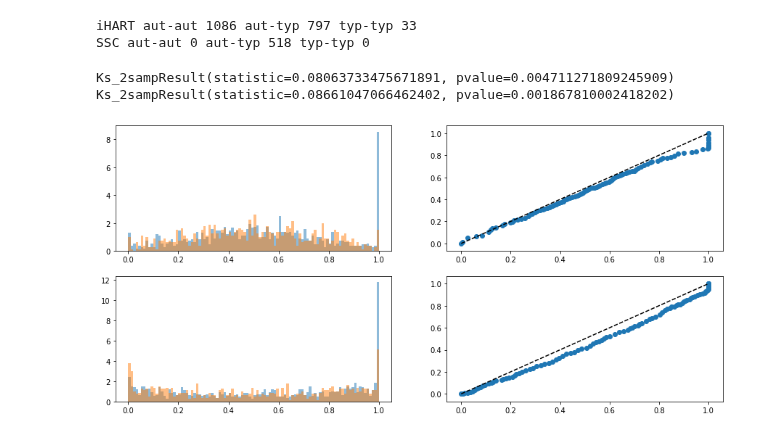
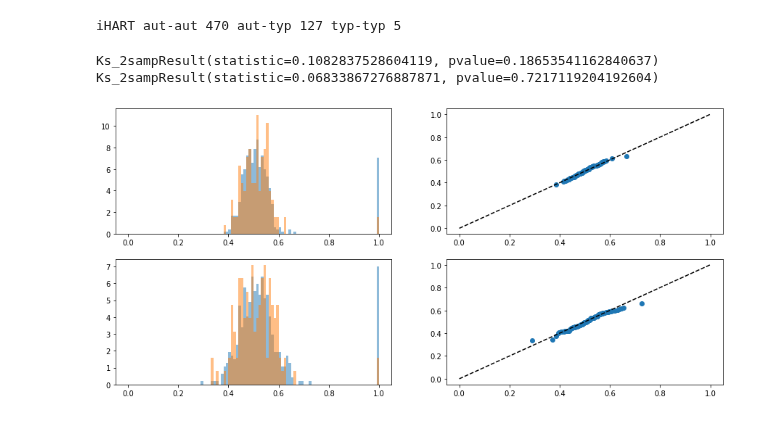
Before and after one commit to kpaskov/PhasingFamilies, a Jupyter notebook: analysis/Sibpair-Similarity.ipynb, the cells around one changed output. Saved outputs shown, nothing was run; the diff lists cells and outputs as text; code cells hidden in the pictures.

```diff
--- a/analysis/Sibpair-Similarity.ipynb
+++ b/analysis/Sibpair-Similarity.ipynb
@@ -26,11 +26,11 @@ for ped_file in ped_files:
                 child_id_to_affected[child_id] = disease_status
                 child_id_to_sex[child_id] = sex
 # %%
-#chroms = [str(x) for x in range(1, 16)] #+
-chroms = ['15']
+chroms = [str(x) for x in range(1, 23)] #+
+#chroms = ['22']
 
-ihart_family_sizes = [3, 4, 5, 6, 7]
-ihart_phase_dir = '../phased_ihart_9.10'
+ihart_family_sizes = [3, 4, 5, 6]
+ihart_phase_dir = '../phased_ihart'
 
 #ihart_chip_family_sizes = [3, 4, 5, 6, 7]
 #ihart_chip_phase_dir = '../phased_ihart_chip'
@@ -441,47 +445,50 @@ ihart_aut_aut_indices = np.array([child_id_to_affected[x[0]]=='2' and child_id_t
 ihart_aut_typ_indices = np.array([(child_id_to_affected[x[0]]=='2' and child_id_to_affected[x[1]]=='1') or (child_id_to_affected[x[0]]=='1' and child_id_to_affected[x[1]]=='2') for x in ihart_sibpairs])
 ihart_typ_typ_indices = np.array([child_id_to_affected[x[0]]=='1' and child_id_to_affected[x[1]]=='1' for x in ihart_sibpairs])
 
-ssc_aut_aut_indices = np.array([child_id_to_affected[x[0]]=='2' and child_id_to_affected[x[1]]=='2' for x in ssc_sibpairs])
-ssc_aut_typ_indices = np.array([(child_id_to_affected[x[0]]=='2' and child_id_to_affected[x[1]]=='1') or (child_id_to_affected[x[0]]=='1' and child_id_to_affected[x[1]]=='2') for x in ssc_sibpairs])
-ssc_typ_typ_indices = np.array([child_id_to_affected[x[0]]=='1' and child_id_to_affected[x[1]]=='1' for x in ssc_sibpairs])
+#ssc_aut_aut_indices = np.array([child_id_to_affected[x[0]]=='2' and child_id_to_affected[x[1]]=='2' for x in ssc_sibpairs])
+#ssc_aut_typ_indices = np.array([(child_id_to_affected[x[0]]=='2' and child_id_to_affected[x[1]]=='1') or (child_id_to_affected[x[0]]=='1' and child_id_to_affected[x[1]]=='2') for x in ssc_sibpairs])
+#ssc_typ_typ_indices = np.array([child_id_to_affected[x[0]]=='1' and child_id_to_affected[x[1]]=='1' for x in ssc_sibpairs])
 
 
 print('iHART', 'aut-aut', np.sum(ihart_aut_aut_indices), 'aut-typ', np.sum(ihart_aut_typ_indices), 'typ-typ', np.sum(ihart_typ_typ_indices))
-print('SSC', 'aut-aut', np.sum(ssc_aut_aut_indices), 'aut-typ', np.sum(ssc_aut_typ_indices), 'typ-typ', np.sum(ssc_typ_typ_indices))
+#print('SSC', 'aut-aut', np.sum(ssc_aut_aut_indices), 'aut-typ', np.sum(ssc_aut_typ_indices), 'typ-typ', np.sum(ssc_typ_typ_indices))
 # %% [output]
-iHART aut-aut 1086 aut-typ 797 typ-typ 33
-SSC aut-aut 0 aut-typ 518 typ-typ 0
+iHART aut-aut 470 aut-typ 127 typ-typ 5
 # %%
 plt.figure(figsize=(15, 7))
 
 bins = np.arange(0, 1.01, 0.01)
+
+is_twin = (ihart_mat > 0.95) & (ihart_pat > 0.95)
 
 plt.subplot(2, 2, 1)
 plt.hist(ihart_mat[ihart_aut_aut_indices], bins=bins, density=True, alpha=0.5)
 plt.hist(ihart_mat[ihart_aut_typ_indices], bins=bins, density=True, alpha=0.5)
 #plt.hist(ssc_mat[ssc_aut_typ_indices], bins=bins, density=True, alpha=0.5)
 
 plt.subplot(2, 2, 2)
-plt.scatter(np.quantile(ihart_mat[ihart_aut_aut_indices], bins),
-            np.quantile(ihart_mat[ihart_aut_typ_indices], bins))
+plt.scatter(np.quantile(ihart_mat[ihart_aut_aut_indices & ~is_twin], bins),
+            np.quantile(ihart_mat[ihart_aut_typ_indices & ~is_twin], bins))
 plt.plot([0, 1], [0, 1], color='black', linestyle='--')
 
-print(stats.ks_2samp(ihart_mat[ihart_aut_aut_indices], ihart_mat[ihart_aut_typ_indices]))
+print(stats.ks_2samp(ihart_mat[ihart_aut_aut_indices & ~is_twin],
+                     ihart_mat[ihart_aut_typ_indices & ~is_twin]))
 
 plt.subplot(2, 2, 3)
 plt.hist(ihart_pat[ihart_aut_aut_indices], bins=bins, density=True, alpha=0.5)
 plt.hist(ihart_pat[ihart_aut_typ_indices], bins=bins, density=True, alpha=0.5)
 #plt.hist(ssc_mat[ssc_aut_typ_indices], bins=bins, density=True, alpha=0.5)
 
 plt.subplot(2, 2, 4)
-plt.scatter(np.quantile(ihart_pat[ihart_aut_aut_indices], bins),
-            np.quantile(ihart_pat[ihart_aut_typ_indices], bins))
+plt.scatter(np.quantile(ihart_pat[ihart_aut_aut_indices & ~is_twin], bins),
+            np.quantile(ihart_pat[ihart_aut_typ_indices & ~is_twin], bins))
 plt.plot([0, 1], [0, 1], color='black', linestyle='--')
 
-print(stats.ks_2samp(ihart_pat[ihart_aut_aut_indices], ihart_pat[ihart_aut_typ_indices]))
+print(stats.ks_2samp(ihart_pat[ihart_aut_aut_indices & ~is_twin],
+                     ihart_pat[ihart_aut_typ_indices & ~is_twin]))
 
 plt.show()
 # %% [output]
-Ks_2sampResult(statistic=0.08063733475671891, pvalue=0.004711271809245909)
-Ks_2sampResult(statistic=0.08661047066462402, pvalue=0.001867810002418202)
+Ks_2sampResult(statistic=0.1082837528604119, pvalue=0.18653541162840637)
+Ks_2sampResult(statistic=0.06833867276887871, pvalue=0.7217119204192604)
-[figure, old version]
+[figure, new version]
```
Also changed, not shown: parts of 13 cells of this notebook, 5 other files.
